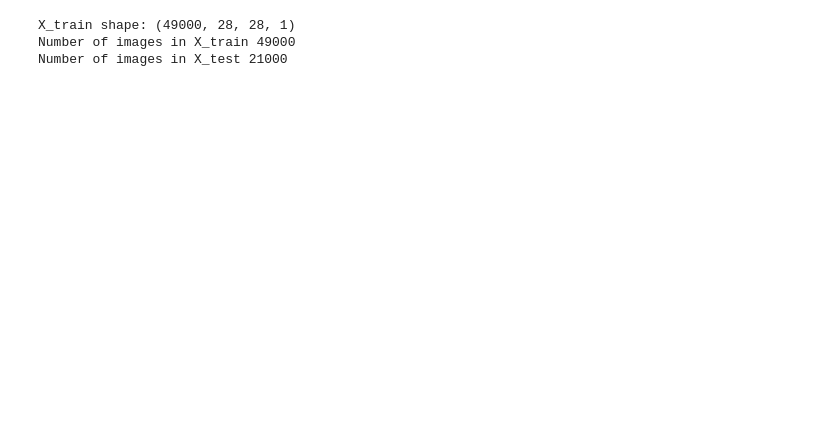
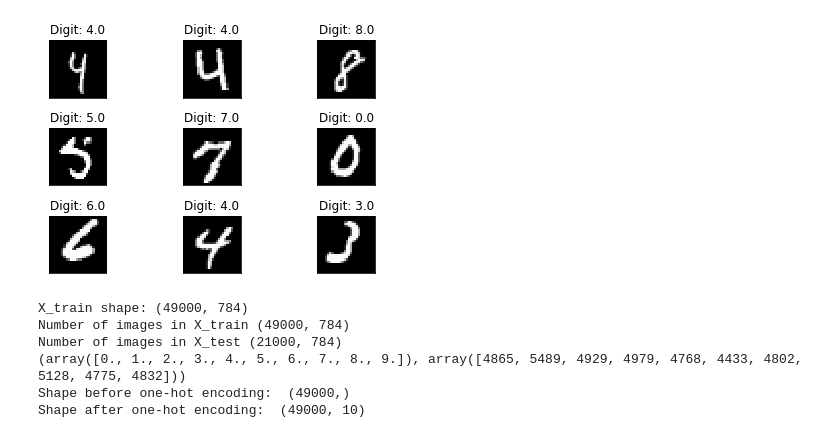
Before and after one commit to adileone/Recognizing-handwritten-digits, a Jupyter notebook: Recognizing handwritten digits INF283 - Project - 2.ipynb, the cells around one changed output. Drawn from its saved outputs; the diff is of its cells as text; code cells hidden in the pictures; blank space fills up the shorter version.

```diff
--- a/Recognizing handwritten digits INF283 - Project - 2.ipynb
+++ b/Recognizing handwritten digits INF283 - Project - 2.ipynb
@@ -11,39 +11,56 @@ from keras.utils import np_utils
 
 import pandas as pd
 from sklearn.model_selection import train_test_split
 
 images = np.loadtxt("handwritten_digits_images.csv", delimiter=',')
 labels = np.loadtxt("handwritten_digits_labels.csv", delimiter=',')
 
 x = images.reshape(images.shape[0], 28, 28)
 
 X_train, X_test, y_train, y_test = train_test_split(x, labels,test_size=0.3, random_state=32)
 
+# Just to show some images from the training_set
 fig = plt.figure()
 for i in range(9):
   plt.subplot(3,3,i+1)
   plt.tight_layout()
   plt.imshow(X_train[i], cmap='gray', interpolation='none')
   plt.title("Digit: {}".format(y_train[i]))
   plt.xticks([])
   plt.yticks([])
 
 plt.show()
 
-# Reshaping the array to 4-dims so that it can work with the Keras API
-X_train = X_train.reshape(X_train.shape[0], 28, 28, 1)
-X_test = X_test.reshape(X_test.shape[0], 28, 28, 1)
-input_shape = (28, 28, 1)
+# building the input vector from the 28x28 pixels
+X_train = X_train.reshape(49000, 784)
+X_test = X_test.reshape(21000, 784)
+
 # Making sure that the values are float so that we can get decimal points after division
 X_train = X_train.astype('float32')
 X_test = X_test.astype('float32')
+
 # Normalizing the RGB codes by dividing it to the max RGB value.
 X_train /= 255
 X_test /= 255
+
 print('X_train shape:', X_train.shape)
-print('Number of images in X_train', X_train.shape[0])
-print('Number of images in X_test', X_test.shape[0])
+print('Number of images in X_train', X_train.shape)
+print('Number of images in X_test', X_test.shape)
+
+print(np.unique(y_train, return_counts=True))
+#Then we have to encode the labels in a vector composed by all zero's except in the position for the respective category
+
+# one-hot encoding using keras' numpy-related utilities
+n_classes = 10
+print("Shape before one-hot encoding: ", y_train.shape)
+Y_train = np_utils.to_categorical(y_train, n_classes)
+Y_test = np_utils.to_categorical(y_test, n_classes)
+print("Shape after one-hot encoding: ", Y_train.shape)
 # %% [output]
+[figure, added]
-X_train shape: (49000, 28, 28, 1)
-Number of images in X_train 49000
-Number of images in X_test 21000
+X_train shape: (49000, 784)
+Number of images in X_train (49000, 784)
+Number of images in X_test (21000, 784)
+(array([0., 1., 2., 3., 4., 5., 6., 7., 8., 9.]), array([4865, 5489, 4929, 4979, 4768, 4433, 4802, 5128, 4775, 4832]))
+Shape before one-hot encoding:  (49000,)
+Shape after one-hot encoding:  (49000, 10)
```
Also changed, not shown: parts of 3 cells of this notebook.
